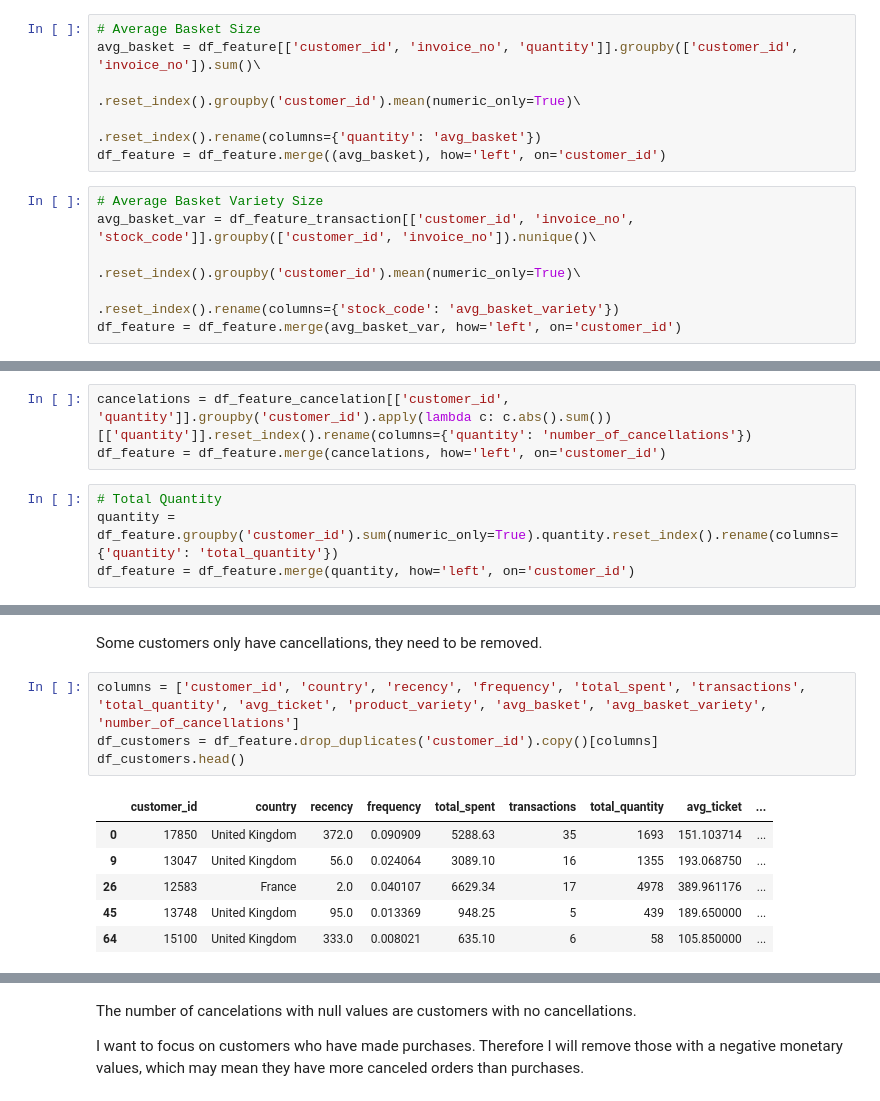
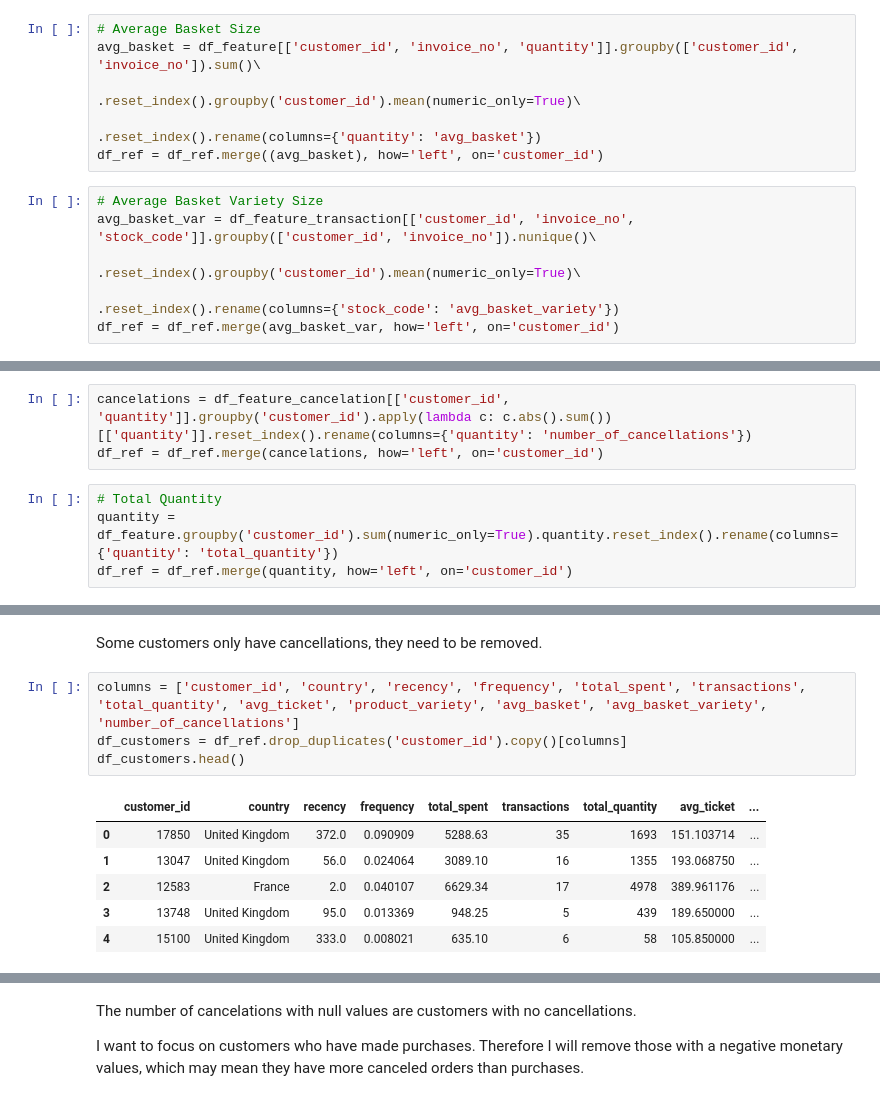
Before and after one commit to BrenoTeixeira/insiders_deploy, a Jupyter notebook: models/c9.0-btc-end-to-end-clustering_deploy.ipynb, the cells around one changed output, grey strips where cells are left out. Cells and saved outputs as stored; diff of their text form.

```diff
--- a/models/c9.0-btc-end-to-end-clustering_deploy.ipynb
+++ b/models/c9.0-btc-end-to-end-clustering_deploy.ipynb
@@ -300,19 +227,19 @@ df_feature = df_feature.merge((product_variety), how='left', on='customer_id')
 avg_basket = df_feature[['customer_id', 'invoice_no', 'quantity']].groupby(['customer_id', 'invoice_no']).sum()\
                                                                                                                 .reset_index().groupby('customer_id').mean(numeric_only=True)\
                                                                                                                 .reset_index().rename(columns={'quantity': 'avg_basket'})
-df_feature = df_feature.merge((avg_basket), how='left', on='customer_id')
+df_ref = df_ref.merge((avg_basket), how='left', on='customer_id')
 # %%
 # Average Basket Variety Size
 avg_basket_var = df_feature_transaction[['customer_id', 'invoice_no', 'stock_code']].groupby(['customer_id', 'invoice_no']).nunique()\
                                                                                                                 .reset_index().groupby('customer_id').mean(numeric_only=True)\
                                                                                                                 .reset_index().rename(columns={'stock_code': 'avg_basket_variety'})
-df_feature = df_feature.merge(avg_basket_var, how='left', on='customer_id')
+df_ref = df_ref.merge(avg_basket_var, how='left', on='customer_id')
 # %% [markdown]
 **Average Recency, Total Cancelltions, Quantity** - <font color='red'>Average Recency Removed</font>
 # %%
 cancelations = df_feature_cancelation[['customer_id', 'quantity']].groupby('customer_id').apply(lambda c: c.abs().sum())[['quantity']].reset_index().rename(columns={'quantity': 'number_of_cancellations'})
-df_feature = df_feature.merge(cancelations, how='left', on='customer_id')
+df_ref = df_ref.merge(cancelations, how='left', on='customer_id')
 # %%
 # Total Quantity
 quantity = df_feature.groupby('customer_id').sum(numeric_only=True).quantity.reset_index().rename(columns={'quantity': 'total_quantity'})
-df_feature = df_feature.merge(quantity, how='left', on='customer_id')
+df_ref = df_ref.merge(quantity, how='left', on='customer_id')
@@ -343,12 +247,12 @@ dtype: int64
 Some customers only have cancellations, they need to be removed.
 # %%
 columns = ['customer_id', 'country', 'recency', 'frequency', 'total_spent', 'transactions', 'total_quantity', 'avg_ticket', 'product_variety', 'avg_basket', 'avg_basket_variety', 'number_of_cancellations']
-df_customers = df_feature.drop_duplicates('customer_id').copy()[columns]
+df_customers = df_ref.drop_duplicates('customer_id').copy()[columns]
 df_customers.head()
 # %% [output]
 |  | customer_id | country | recency | frequency | total_spent | transactions | total_quantity | avg_ticket | ... |
 | 0 | 17850 | United Kingdom | 372.0 | 0.090909 | 5288.63 | 35 | 1693 | 151.103714 | ... |
-| 9 | 13047 | United Kingdom | 56.0 | 0.024064 | 3089.10 | 16 | 1355 | 193.068750 | ... |
-| 26 | 12583 | France | 2.0 | 0.040107 | 6629.34 | 17 | 4978 | 389.961176 | ... |
-| 45 | 13748 | United Kingdom | 95.0 | 0.013369 | 948.25 | 5 | 439 | 189.650000 | ... |
-| 64 | 15100 | United Kingdom | 333.0 | 0.008021 | 635.10 | 6 | 58 | 105.850000 | ... |
+| 1 | 13047 | United Kingdom | 56.0 | 0.024064 | 3089.10 | 16 | 1355 | 193.068750 | ... |
+| 2 | 12583 | France | 2.0 | 0.040107 | 6629.34 | 17 | 4978 | 389.961176 | ... |
+| 3 | 13748 | United Kingdom | 95.0 | 0.013369 | 948.25 | 5 | 439 | 189.650000 | ... |
+| 4 | 15100 | United Kingdom | 333.0 | 0.008021 | 635.10 | 6 | 58 | 105.850000 | ... |
```
Also changed, not shown: parts of 26 cells of this notebook.
